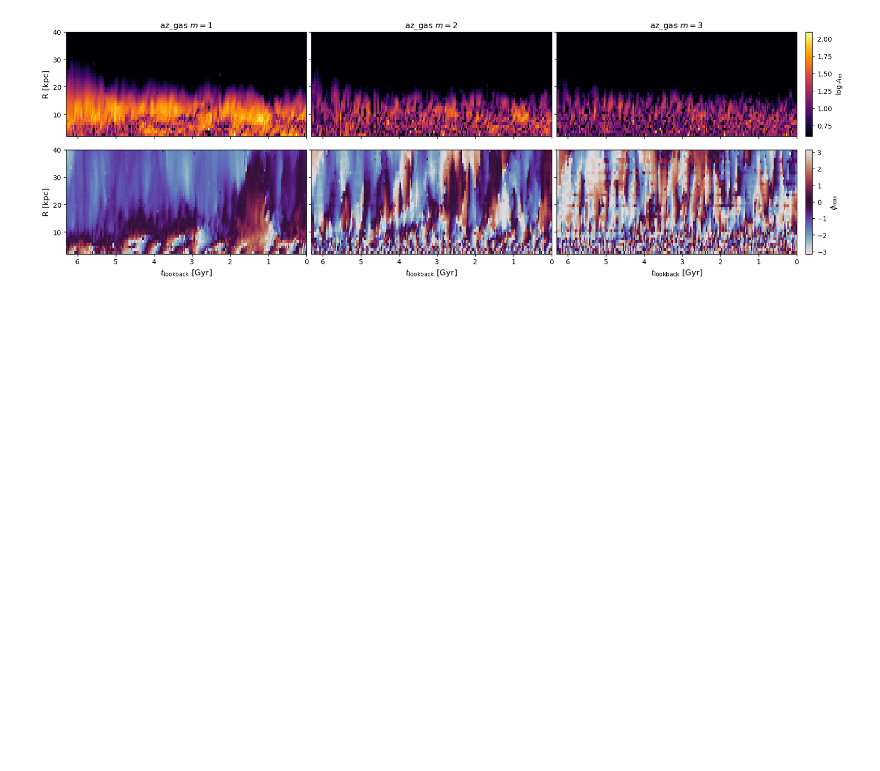
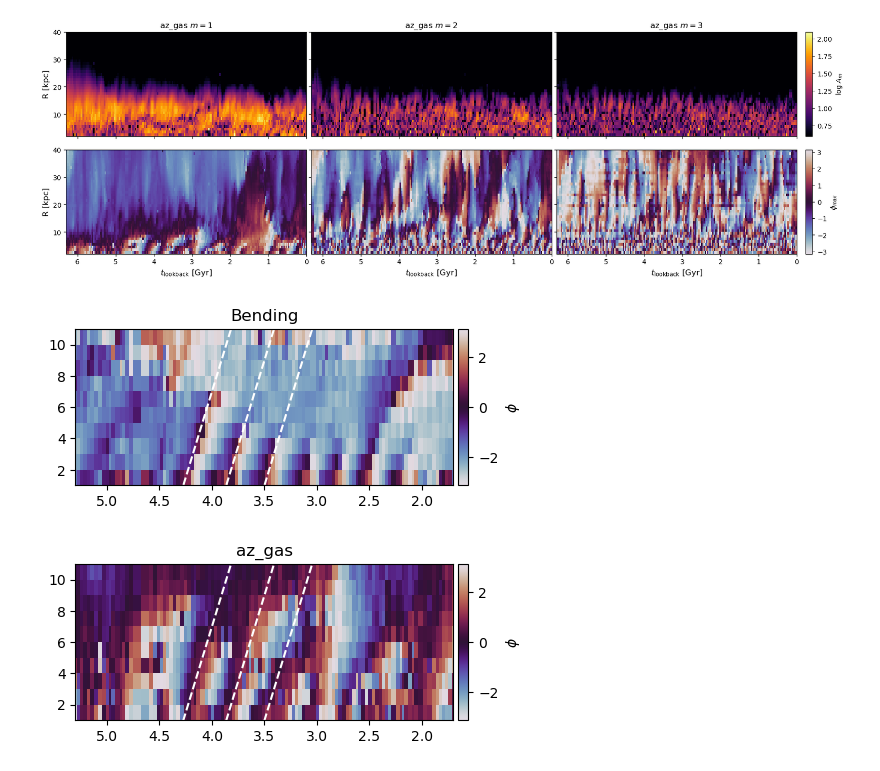
Before and after one commit to Bego-GarciaConde/GalaDyn, a Jupyter notebook: GalaDyn_Notebooks/Fourierograms_complete.ipynb, the cells around one changed output. Drawn from its saved outputs; the diff is of its cells as text; code cells hidden in the pictures; blank space fills up the shorter version.

```diff
--- a/GalaDyn_Notebooks/Fourierograms_complete.ipynb
+++ b/GalaDyn_Notebooks/Fourierograms_complete.ipynb
@@ -201,3 +269,47 @@ plot_fourierogram(az_gas, etiqueta="az_gas",vmin = 0.60, vmax =2.1, nbins=40, da
 Mode 0!
 [figure]
 [figure]
+# %%
+def abline(slope, intercept):
+    """Plot a line from slope and intercept"""
+    axes = plt.gca()
+    x_vals = np.array(axes.get_xlim())
+    y_vals = intercept + slope * x_vals
+   # print(x_vals)
+   # print(y_vals)
+    plt.plot(x_vals, y_vals, '--', c = "white")
+
+def plot_fourierogram_single_phase(data,etiqueta,  nbins, data_mode, mode):
+    fig, ax = plt.subplots(nrows=1,ncols =1 , sharex = True,sharey = True,  figsize=(5,1.7))
+    lookback, rcenters, amplitude, phase = process_data_to_plot(data, data_mode = data_mode, modo=mode, nbins=nbins)
+    im1 = ax.pcolormesh(lookback, rcenters,phase, vmin = -np.pi,vmax = np.pi, cmap = "twilight")
+
+    abline(-22,95)
+    abline(-22,86)
+    abline(-22,78)
+
+    plt.xlim(5.3,1.7)
+    plt.ylim(1,11)
+
+    plt.subplots_adjust(left=0 ,bottom= 0.03, right=0.9, top=0.95, wspace=0.02, hspace= 0.13)
+
+    fig.colorbar(im1, ax=ax, label = "$\phi$",aspect=15,pad = 0.01)
+    plt.title(etiqueta)
+    plt.show()
+
+    #plt.close()
+# %%
+
+B = pd.read_csv(path_results +  f"disc/fourier_22_bending_since_merger_.csv", sep = ",")
+
+
+plot_fourierogram_single_phase(B, etiqueta="Bending", nbins=22, data_mode = "disk", mode=1)
+
+
+B = pd.read_csv(path_results +  f"disc/fourier_22_bending_since_merger_.csv", sep = ",")
+
+az_gas = pd.read_csv(path_results + f"accelerations/fourier_40_az_acceleration_gas.csv", sep = ",")
+plot_fourierogram_single_phase(az_gas, etiqueta="az_gas", nbins=40, data_mode = "acceleration", mode=1)
+# %% [output]
+[figure, added]
+[figure, added]
```
Also changed, not shown: parts of 7 cells of this notebook, 49 other files.
